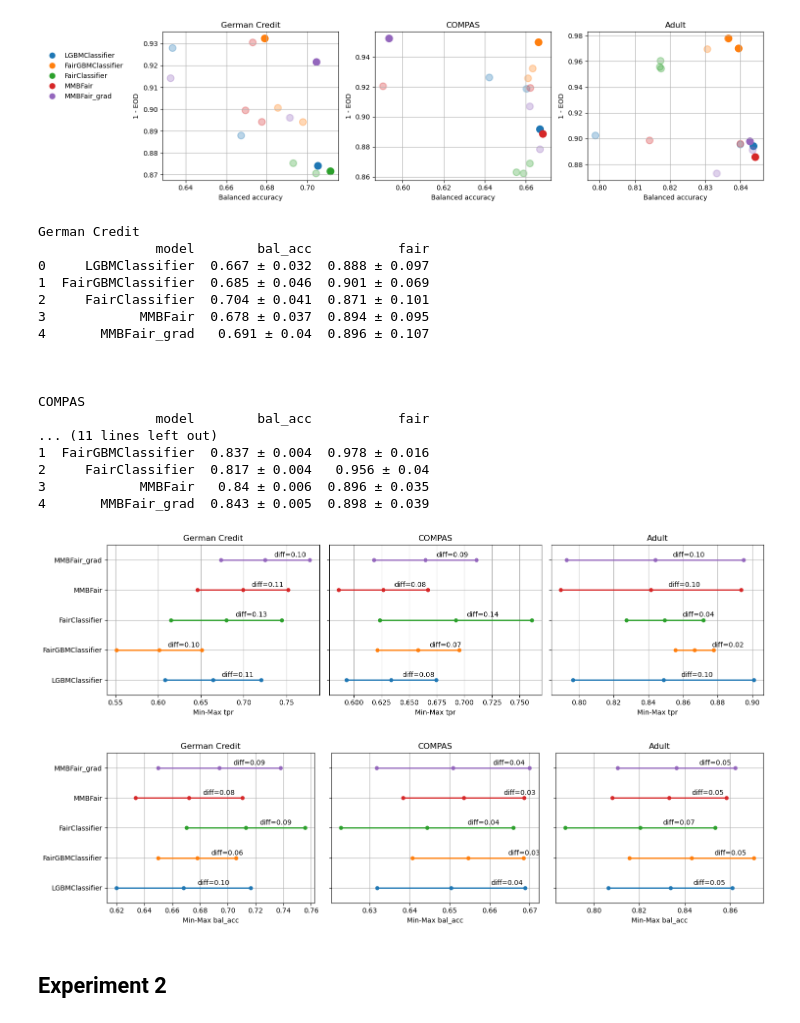
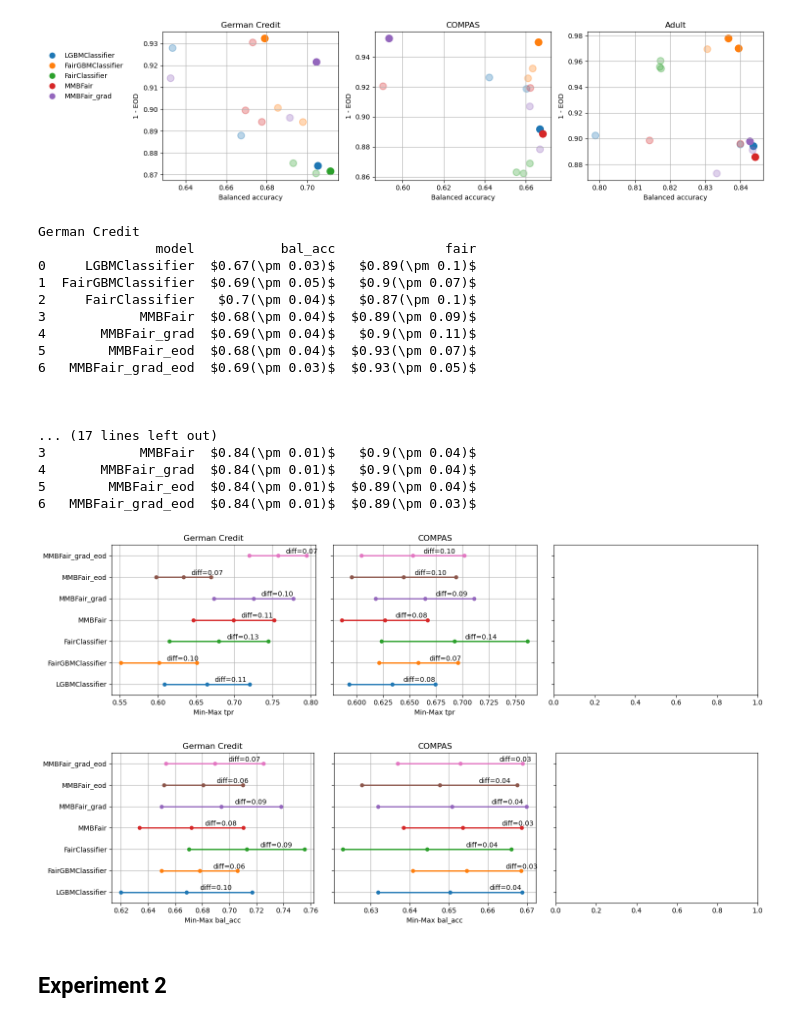
Before and after one commit to hiaac-finance/m2fgb, a Jupyter notebook: notebooks/analyze_results.ipynb, the cells around one changed output. Saved outputs shown, nothing was run; the diff lists cells and outputs as text; code cells hidden in the pictures.

Commit message:
small changes to run subgroup experiments

```diff
--- a/notebooks/analyze_results.ipynb
+++ b/notebooks/analyze_results.ipynb
@@ -84,9 +100,14 @@ plt.tight_layout()
 # %% [output]
 [figure]
 # %%
+selected_models = ["LGBMClassifier", "FairGBMClassifier", "FairClassifier", "MMBFair", "MMBFair_grad", "MMBFair_eod", "MMBFair_grad_eod"]
+
 for k, dataset in enumerate(["german", "compas", "adult"]):
     # load tables
-    models = glob.glob(f"../results/group_experiment/{dataset}/*0.7")
+    #models = glob.glob(f"../results/group_experiment/{dataset}/*0.7")
+    models = [f"../results/group_experiment/{dataset}/{model}_0.7" for model in selected_models]
+    # remove the ones that don't exist
+    models = [model for model in models if len(glob.glob(model)) > 0]
     results_mean = []
     results_std = []
     for model in models:
@@ -103,38 +124,38 @@ for k, dataset in enumerate(["german", "compas", "adult"]):
         results_mean.append(df_mean)
         results_std.append(df_std)
 
-    results_mean = pd.concat(results_mean).reset_index(drop=True).round(3)
-    results_std = pd.concat(results_std).reset_index(drop=True).round(3)
+    results_mean = pd.concat(results_mean).reset_index(drop=True).round(2)
+    results_std = pd.concat(results_std).reset_index(drop=True).round(2)
 
-    results_mean["bal_acc"] = results_mean["bal_acc"].astype(str) + " ± " + results_std["bal_acc"].astype(str)
-    results_mean["fair"] = results_mean["fair"].astype(str) + " ± " + results_std["fair"].astype(str)
+    results_mean["bal_acc"] = "$" + results_mean["bal_acc"].astype(str) + "(\pm " + results_std["bal_acc"].astype(str) +  ")$"
+    results_mean["fair"] =   "$" +results_mean["fair"].astype(str) + "(\pm " + results_std["fair"].astype(str) +  ")$"
 
     print(dataset_names[dataset])
     print(results_mean)
     print("\n\n")
 # %% [output]
 German Credit
-               model        bal_acc           fair
-0     LGBMClassifier  0.667 ± 0.032  0.888 ± 0.097
-1  FairGBMClassifier  0.685 ± 0.046  0.901 ± 0.069
-2     FairClassifier  0.704 ± 0.041  0.871 ± 0.101
-3            MMBFair  0.678 ± 0.037  0.894 ± 0.095
-4       MMBFair_grad   0.691 ± 0.04  0.896 ± 0.107
+               model           bal_acc              fair
+0     LGBMClassifier  $0.67(\pm 0.03)$   $0.89(\pm 0.1)$
+1  FairGBMClassifier  $0.69(\pm 0.05)$   $0.9(\pm 0.07)$
+2     FairClassifier   $0.7(\pm 0.04)$   $0.87(\pm 0.1)$
+3            MMBFair  $0.68(\pm 0.04)$  $0.89(\pm 0.09)$
+4       MMBFair_grad  $0.69(\pm 0.04)$   $0.9(\pm 0.11)$
+5        MMBFair_eod  $0.68(\pm 0.04)$  $0.93(\pm 0.07)$
+6   MMBFair_grad_eod  $0.69(\pm 0.03)$  $0.93(\pm 0.05)$
 
 
 
-COMPAS
-               model        bal_acc           fair
-... (11 lines left out)
-1  FairGBMClassifier  0.837 ± 0.004  0.978 ± 0.016
-2     FairClassifier  0.817 ± 0.004   0.956 ± 0.04
-3            MMBFair   0.84 ± 0.006  0.896 ± 0.035
-4       MMBFair_grad  0.843 ± 0.005  0.898 ± 0.039
+... (17 lines left out)
+3            MMBFair  $0.84(\pm 0.01)$   $0.9(\pm 0.04)$
+4       MMBFair_grad  $0.84(\pm 0.01)$   $0.9(\pm 0.04)$
+5        MMBFair_eod  $0.84(\pm 0.01)$  $0.89(\pm 0.04)$
+6   MMBFair_grad_eod  $0.84(\pm 0.01)$  $0.89(\pm 0.03)$
 # %%
 fig, axs = plt.subplots(nrows = 1, ncols = 3, figsize = (15, 4), sharey=True)
 metric = "tpr"
-selected_models = ["LGBMClassifier", "FairGBMClassifier", "FairClassifier", "MMBFair", "MMBFair_grad"]
-for k, dataset in enumerate(["german", "compas", "adult"]):
+selected_models = ["LGBMClassifier", "FairGBMClassifier", "FairClassifier", "MMBFair", "MMBFair_grad", "MMBFair_eod", "MMBFair_grad_eod"]
+for k, dataset in enumerate(["german", "compas",]): # "adult"]):
     # load tables
     models = glob.glob(f"../results/group_experiment/{dataset}/*0.7")
     results = []
@@ -168,46 +189,46 @@ for k, dataset in enumerate(["german", "compas", "adult"]):
 
 plt.tight_layout()
 # %% [output]
-[figure, old version]
+[figure, new version]
 # %%
 fig, axs = plt.subplots(nrows = 1, ncols = 3, figsize = (15, 4), sharey=True)
 metric = "bal_acc"
-selected_models = ["LGBMClassifier", "FairGBMClassifier", "FairClassifier", "MMBFair", "MMBFair_grad"]
-for k, dataset in enumerate(["german", "compas", "adult"]):
+selected_models = ["LGBMClassifier", "FairGBMClassifier", "FairClassifier", "MMBFair", "MMBFair_grad", "MMBFair_eod", "MMBFair_grad_eod"]
+for k, dataset in enumerate(["german", "compas",]): # "adult"]):
     # load tables
     models = glob.glob(f"../results/group_experiment/{dataset}/*0.7")
     results = []
     for model in models:
         model_name = "_".join(model.split("/")[-1].split("_")[:-1])
         alpha = float(model.split("_")[-1])
         df = pd.read_csv(model + "/results.csv")
         df["model"] = model_name
         df = df[["model", f"{metric}_min", f"{metric}_max", f"{metric}_mean"]]
         df = df.groupby("model").mean().reset_index()
         results.append(df)
 
     results = pd.concat(results).reset_index(drop=True)
 
     for i, model in enumerate(selected_models):
         df = results[results["model"] == model]
         min_ = df[f"{metric}_min"].values[0]
         mean_ = df[f"{metric}_mean"].values[0]
         max_ = df[f"{metric}_max"].values[0]
         axs[k].plot([min_, mean_, max_], [i, i, i], label=model, linewidth=2, marker="o", markersize=5)
         # annotate the difference above the line
         axs[k].annotate(f"diff={max_ - min_:.2f}", xy=(mean_, i), xytext=(mean_ + 0.01, i + 0.1), fontsize=10)
 
 
     axs[k].grid()
     axs[k].set_title(dataset_names[dataset])
     axs[k].set_xlabel(f"Min-Max {metric}")
     axs[k].set_ylim(-0.5, len(selected_models) - 0.5)
     axs[k].set_yticks(range(len(selected_models)))
     axs[k].set_yticklabels(selected_models)
 
 plt.tight_layout()
 # %% [output]
-[figure, old version]
+[figure, new version]
 # %% [markdown]
 ## Experiment 2
 # %%
```
Also changed, not shown: parts of 5 cells of this notebook, 2 other files.
